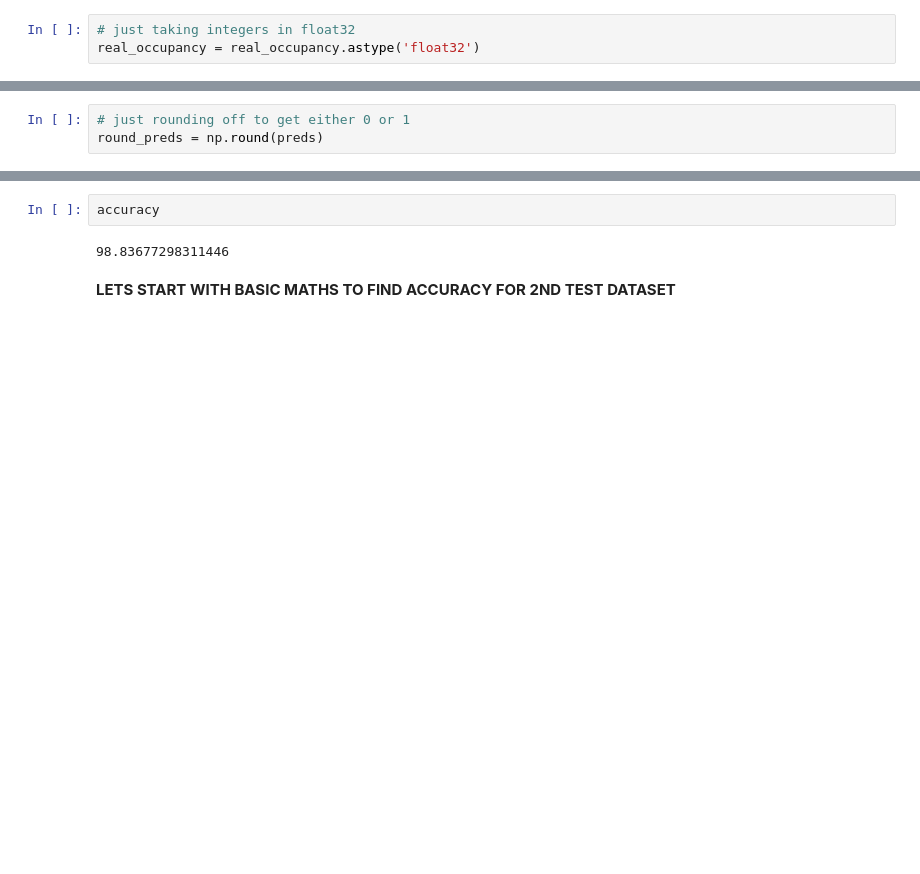
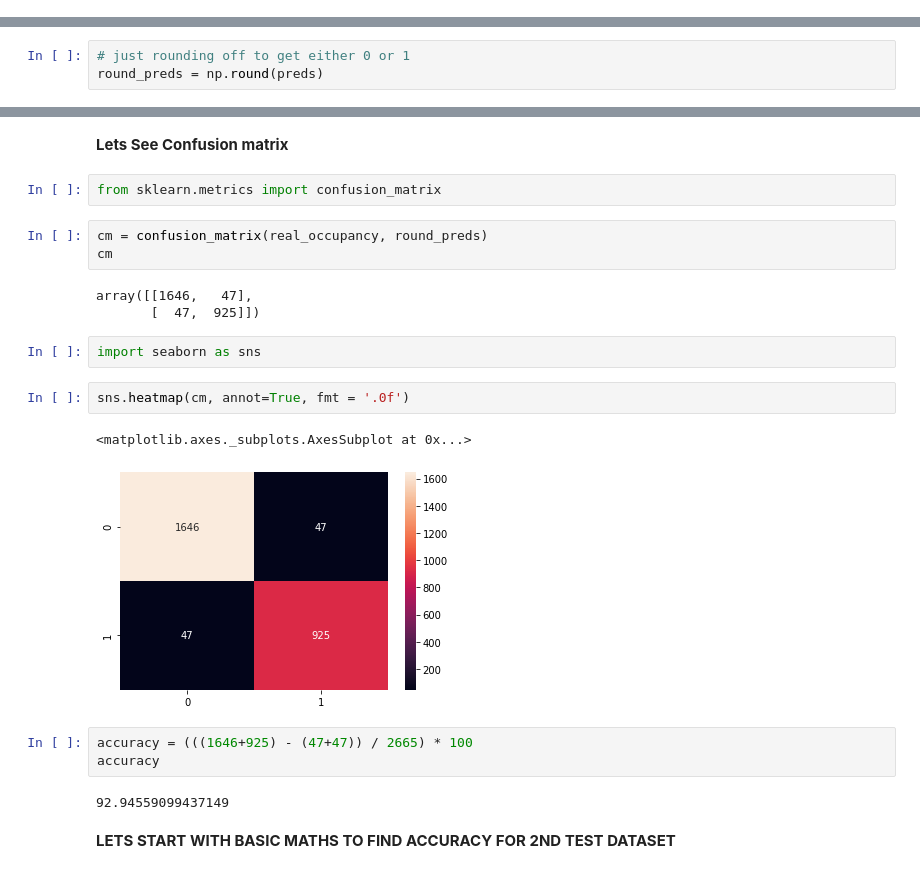
Before and after one commit to vinaysharma0/occupancy-predictor, a Jupyter notebook: occupancy_detection.ipynb, the cells around one changed output, grey strips where cells are left out. Cells and saved outputs as stored; diff of their text form; blank space fills up the shorter version.

```diff
--- a/occupancy_detection.ipynb
+++ b/occupancy_detection.ipynb
@@ -133,3 +123,0 @@ array([[0.8586223 ],
-# %%
-# just taking integers in float32
-real_occupancy = real_occupancy.astype('float32')
@@ -169,7 +127,25 @@ accuracy = (correct_predictions / total_values) * 100 #normal formula of calcula
-# %%
-accuracy
-# %% [output]
-98.83677298311446
+# %% [markdown]
+**Lets See Confusion matrix**
+# %%
+from sklearn.metrics import confusion_matrix
+# %%
+cm = confusion_matrix(real_occupancy, round_preds)
+cm
+# %% [output]
+array([[1646,   47],
+       [  47,  925]])
+# %%
+import seaborn as sns
+# %%
+sns.heatmap(cm, annot=True, fmt = '.0f')
+# %% [output]
+<matplotlib.axes._subplots.AxesSubplot at 0x...>
+[figure, added]
+# %%
+accuracy = (((1646+925) - (47+47)) / 2665) * 100
+accuracy
+# %% [output]
+92.94559099437149
 # %% [markdown]
 **LETS START WITH BASIC MATHS TO FIND ACCURACY FOR 2ND TEST DATASET**
 # %%
```
Also changed, not shown: parts of 25 cells of this notebook, 1 other file.
